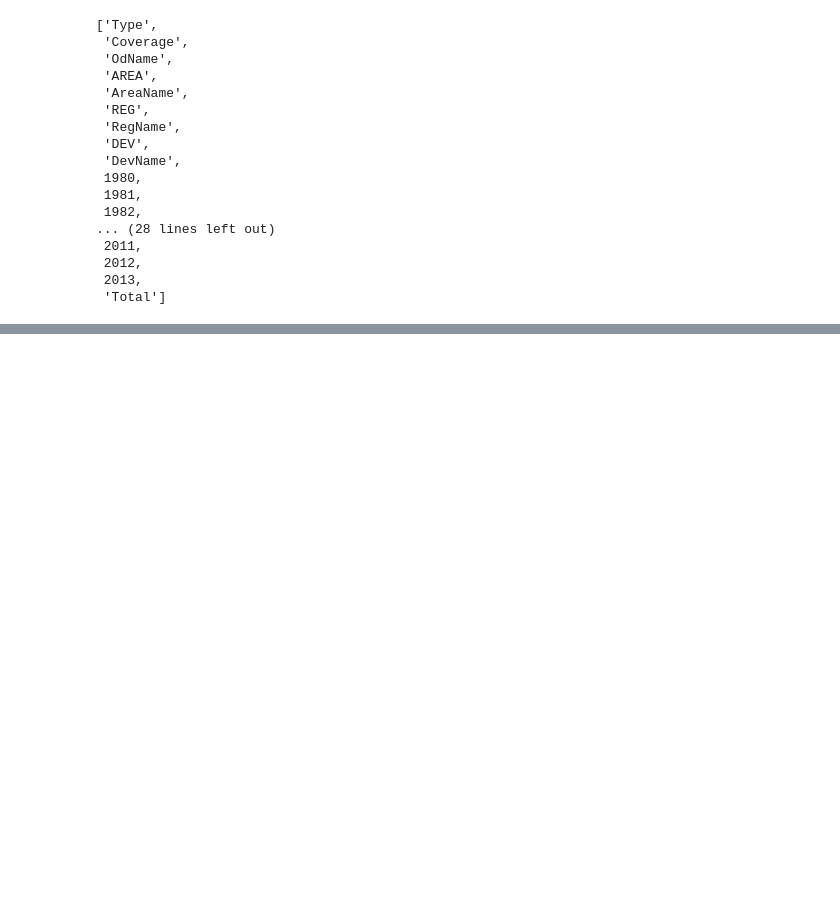
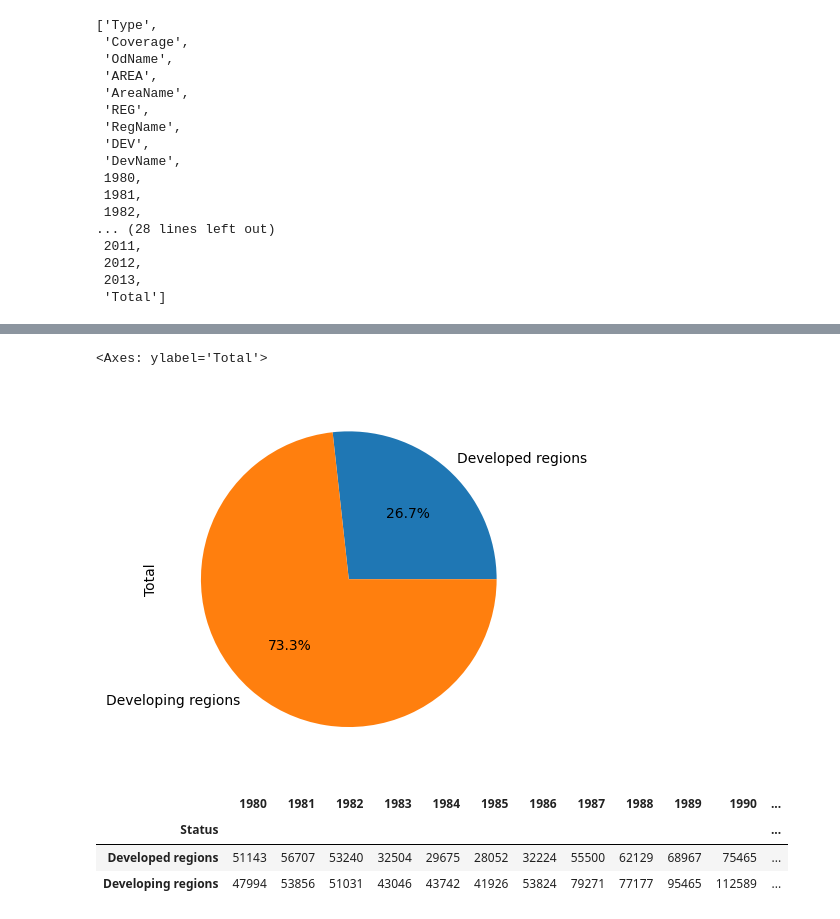
Before and after one commit to KrishnaAgarwal2601/PythonDataScience, a Jupyter notebook: Pandas_basics/analysis.ipynb, the cells around one changed output, grey strips where cells are left out. Saved outputs shown, nothing was run; the diff lists cells and outputs as text; code cells hidden in the pictures; blank space fills up the shorter version.

```diff
--- a/Pandas_basics/analysis.ipynb
+++ b/Pandas_basics/analysis.ipynb
@@ -501,0 +729,13 @@ df.head()
+# %%
+df.groupby(by='Status')['Total'].sum().plot(kind='pie',autopct='%.1f%%')
+# %% [output]
+<Axes: ylabel='Total'>
+[figure, added]
+# %%
+years = list(range(1980,2014))
+df.groupby(by='Status')[years].sum()
+# %% [output]
+|  | 1980 | 1981 | 1982 | 1983 | 1984 | 1985 | 1986 | 1987 | 1988 | 1989 | 1990 | ... |
+| Status |  |  |  |  |  |  |  |  |  |  |  | ... |
+| Developed regions | 51143 | 56707 | 53240 | 32504 | 29675 | 28052 | 32224 | 55500 | 62129 | 68967 | 75465 | ... |
+| Developing regions | 47994 | 53856 | 51031 | 43046 | 43742 | 41926 | 53824 | 79271 | 77177 | 95465 | 112589 | ... |
```
Also changed, not shown: parts of 23 cells of this notebook, 2 other files.
